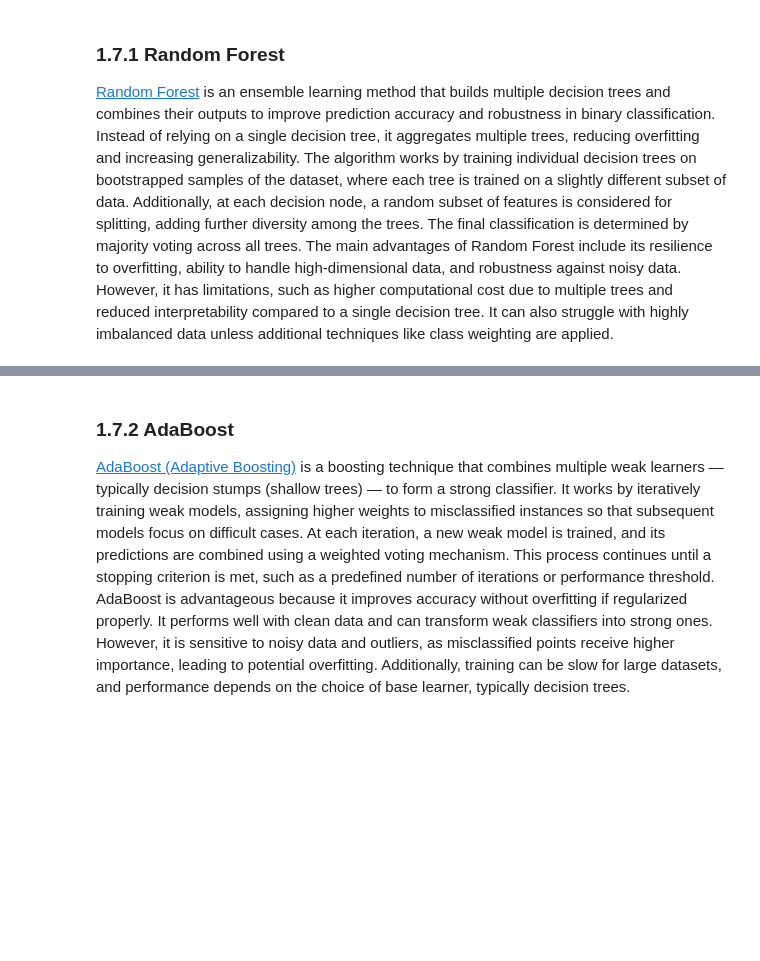
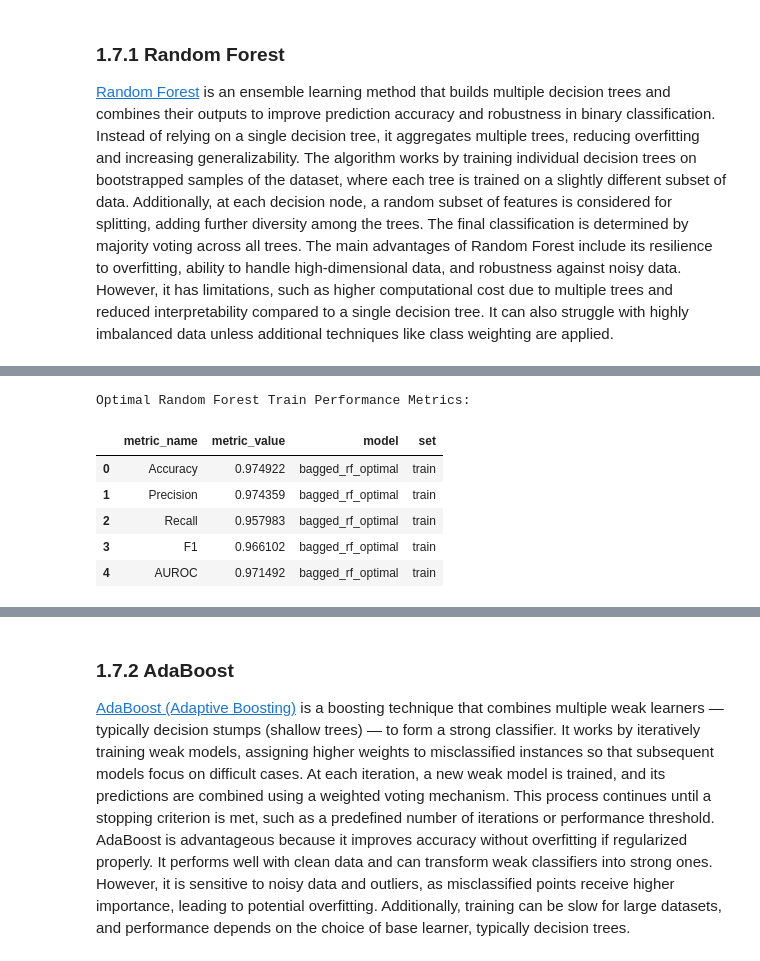
Before and after one commit to JohnPaulinePineda/Portfolio_Project_63, a Jupyter notebook: codes/DetectingAndAnalyzingMachineLearningModelDriftUsingOpenSourceMonitoringTools.ipynb, the cells around one changed output, grey strips where cells are left out. Cells and saved outputs as stored; diff of their text form; code cells hidden in the pictures; blank space fills up the shorter version.

```diff
--- a/codes/DetectingAndAnalyzingMachineLearningModelDriftUsingOpenSourceMonitoringTools.ipynb
+++ b/codes/DetectingAndAnalyzingMachineLearningModelDriftUsingOpenSourceMonitoringTools.ipynb
@@ -1886,0 +1939,12 @@ Name: proportion, dtype: float64
+# %%
+##################################
+# Performing Grid Search with cross-validation
+##################################
+bagged_rf_grid_search = GridSearchCV(
+    estimator=bagged_rf_pipeline,
+    param_grid=bagged_rf_hyperparameter_grid,
+    scoring='f1',
+    cv=cv_strategy,
+    n_jobs=-1,
+    verbose=1
+)
@@ -1886,0 +2089,18 @@ Name: proportion, dtype: float64
+# %%
+##################################
+# Gathering the model evaluation metrics
+# for the train data
+##################################
+bagged_rf_optimal_train = model_performance_evaluation(y_train_encoded, bagged_rf_optimal.predict(X_train))
+bagged_rf_optimal_train['model'] = ['bagged_rf_optimal'] * 5
+bagged_rf_optimal_train['set'] = ['train'] * 5
+print('Optimal Random Forest Train Performance Metrics: ')
+display(bagged_rf_optimal_train)
+# %% [output]
+Optimal Random Forest Train Performance Metrics:
+|  | metric_name | metric_value | model | set |
+| 0 | Accuracy | 0.974922 | bagged_rf_optimal | train |
+| 1 | Precision | 0.974359 | bagged_rf_optimal | train |
+| 2 | Recall | 0.957983 | bagged_rf_optimal | train |
+| 3 | F1 | 0.966102 | bagged_rf_optimal | train |
+| 4 | AUROC | 0.971492 | bagged_rf_optimal | train |
```
Also changed, not shown: parts of 18 cells of this notebook, 1 other file.
